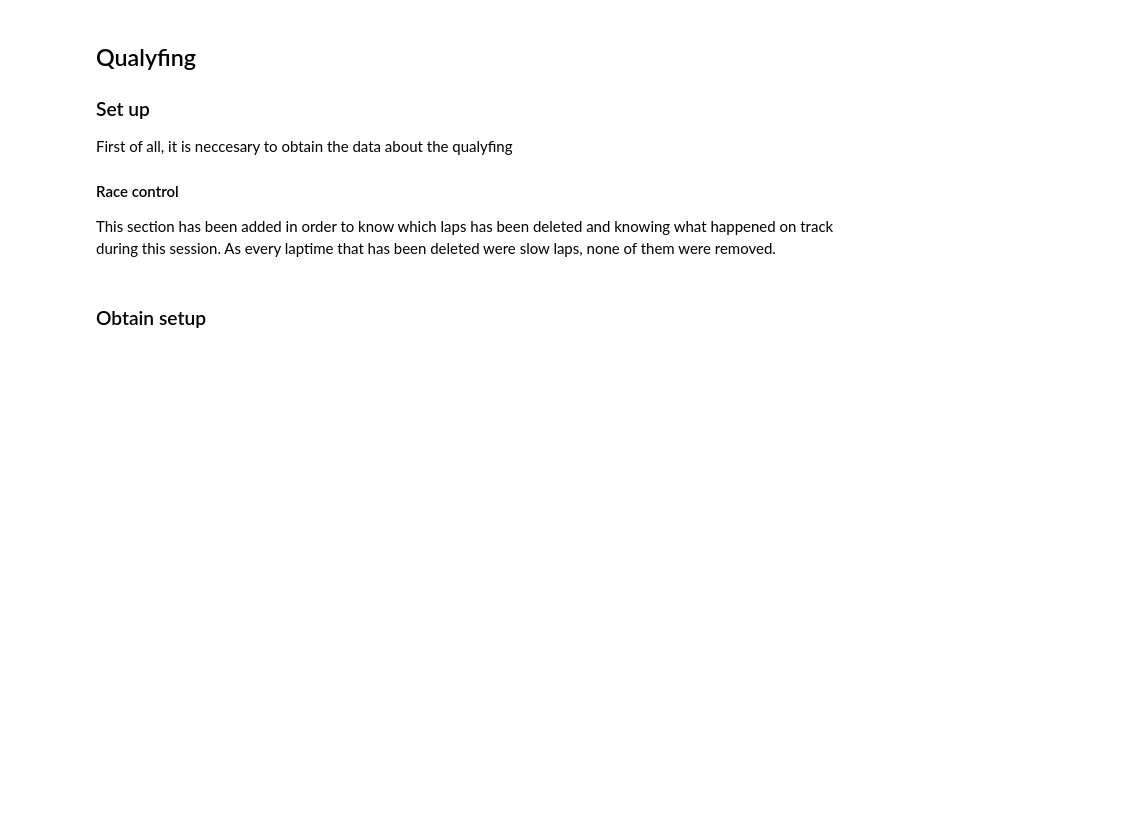
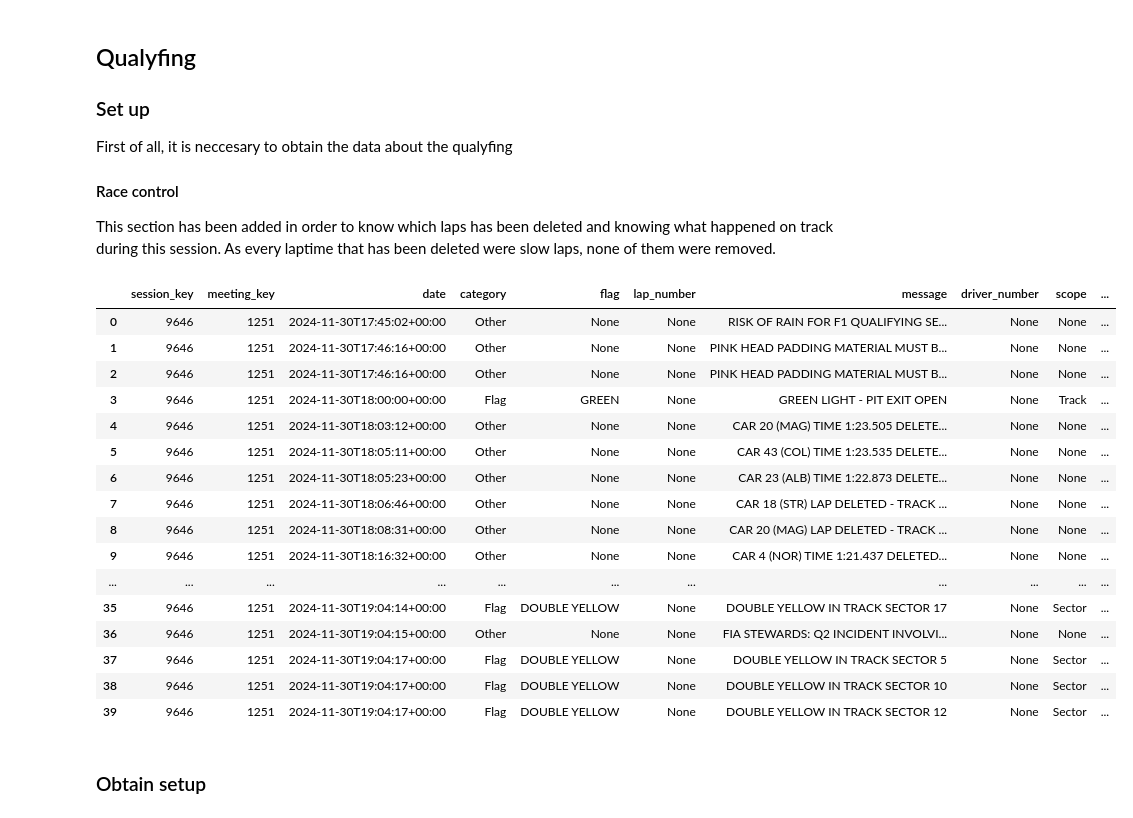
Before and after one commit to frankdelpiero/F1_notebooks, a Jupyter notebook: F1_24/Qatar_Recap.ipynb, the cells around one changed output. Saved outputs shown, nothing was run; the diff lists cells and outputs as text; code cells hidden in the pictures; blank space fills up the shorter version.

```diff
--- a/F1_24/Qatar_Recap.ipynb
+++ b/F1_24/Qatar_Recap.ipynb
@@ -1860,7 +1861,25 @@ First of all, it is neccesary to obtain the data about the qualyfing
 #### Race control
 This section has been added in order to know which laps has been deleted and knowing what happened on track during this session. As every laptime that has been deleted were slow laps, none of them were removed.
 # %%
-libraryDataF1.obtain_information('race_control',session_key=9608)
+libraryDataF1.obtain_information('race_control',session_key=9646)
+# %% [output]
+|  | session_key | meeting_key | date | category | flag | lap_number | message | driver_number | scope | ... |
+| 0 | 9646 | 1251 | 2024-11-30T17:45:02+00:00 | Other | None | None | RISK OF RAIN FOR F1 QUALIFYING SE... | None | None | ... |
+| 1 | 9646 | 1251 | 2024-11-30T17:46:16+00:00 | Other | None | None | PINK HEAD PADDING MATERIAL MUST B... | None | None | ... |
+| 2 | 9646 | 1251 | 2024-11-30T17:46:16+00:00 | Other | None | None | PINK HEAD PADDING MATERIAL MUST B... | None | None | ... |
+| 3 | 9646 | 1251 | 2024-11-30T18:00:00+00:00 | Flag | GREEN | None | GREEN LIGHT - PIT EXIT OPEN | None | Track | ... |
+| 4 | 9646 | 1251 | 2024-11-30T18:03:12+00:00 | Other | None | None | CAR 20 (MAG) TIME 1:23.505 DELETE... | None | None | ... |
+| 5 | 9646 | 1251 | 2024-11-30T18:05:11+00:00 | Other | None | None | CAR 43 (COL) TIME 1:23.535 DELETE... | None | None | ... |
+| 6 | 9646 | 1251 | 2024-11-30T18:05:23+00:00 | Other | None | None | CAR 23 (ALB) TIME 1:22.873 DELETE... | None | None | ... |
+| 7 | 9646 | 1251 | 2024-11-30T18:06:46+00:00 | Other | None | None | CAR 18 (STR) LAP DELETED - TRACK ... | None | None | ... |
+| 8 | 9646 | 1251 | 2024-11-30T18:08:31+00:00 | Other | None | None | CAR 20 (MAG) LAP DELETED - TRACK ... | None | None | ... |
+| 9 | 9646 | 1251 | 2024-11-30T18:16:32+00:00 | Other | None | None | CAR 4 (NOR) TIME 1:21.437 DELETED... | None | None | ... |
+| ... | ... | ... | ... | ... | ... | ... | ... | ... | ... | ... |
+| 35 | 9646 | 1251 | 2024-11-30T19:04:14+00:00 | Flag | DOUBLE YELLOW | None | DOUBLE YELLOW IN TRACK SECTOR 17 | None | Sector | ... |
+| 36 | 9646 | 1251 | 2024-11-30T19:04:15+00:00 | Other | None | None | FIA STEWARDS: Q2 INCIDENT INVOLVI... | None | None | ... |
+| 37 | 9646 | 1251 | 2024-11-30T19:04:17+00:00 | Flag | DOUBLE YELLOW | None | DOUBLE YELLOW IN TRACK SECTOR 5 | None | Sector | ... |
+| 38 | 9646 | 1251 | 2024-11-30T19:04:17+00:00 | Flag | DOUBLE YELLOW | None | DOUBLE YELLOW IN TRACK SECTOR 10 | None | Sector | ... |
+| 39 | 9646 | 1251 | 2024-11-30T19:04:17+00:00 | Flag | DOUBLE YELLOW | None | DOUBLE YELLOW IN TRACK SECTOR 12 | None | Sector | ... |
 # %% [markdown]
 ### Obtain setup
 # %%
```
Also changed, not shown: parts of 46 cells of this notebook.
